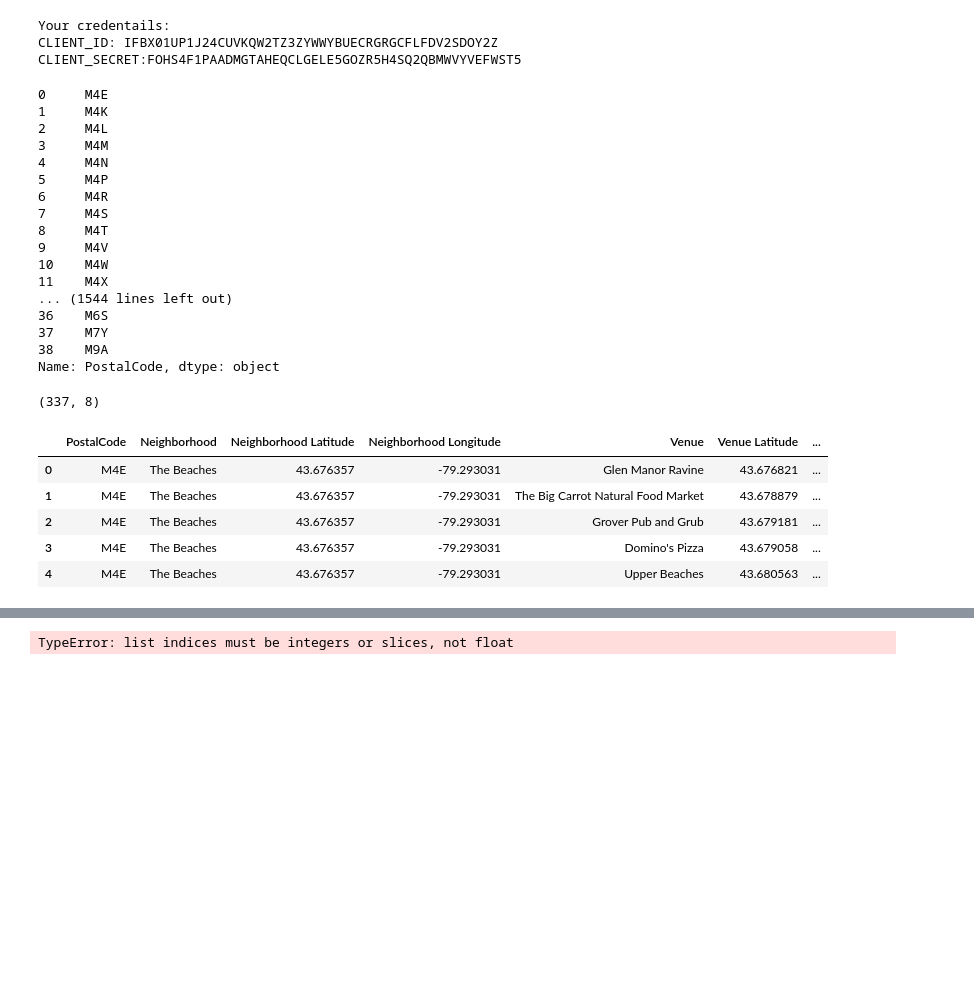
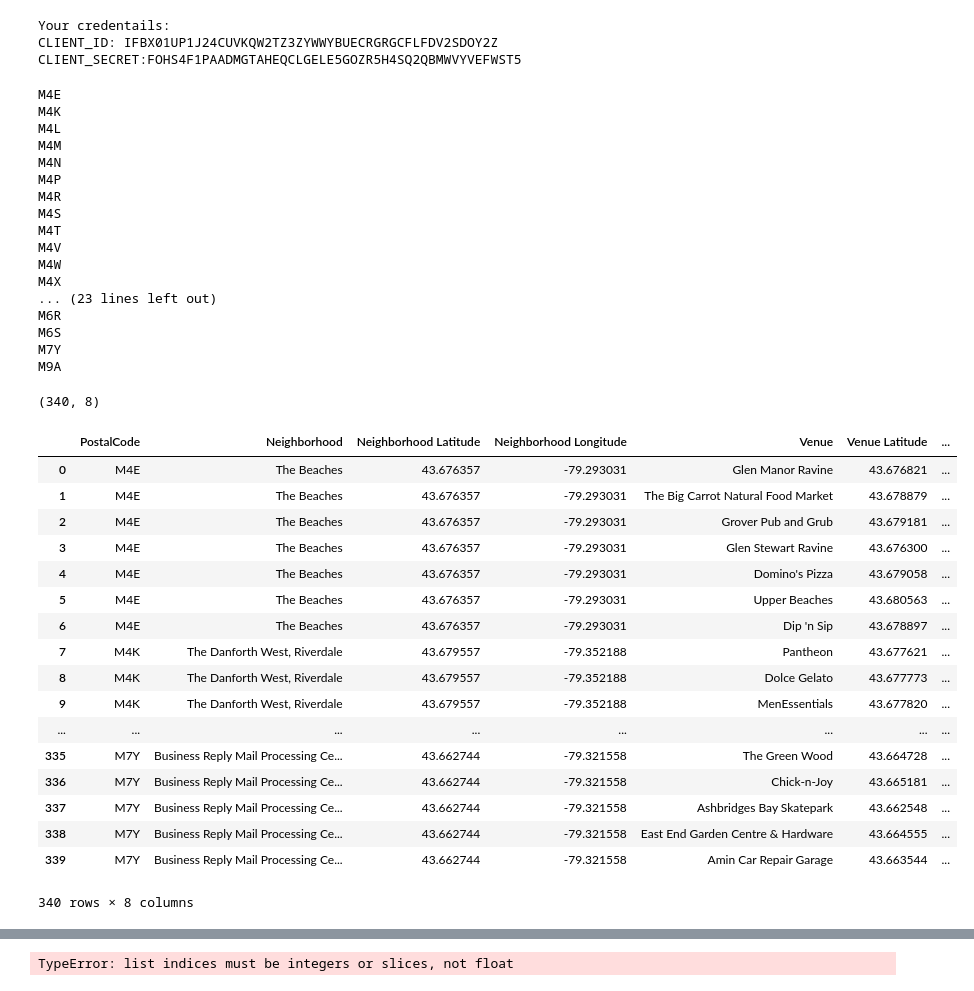
Before and after one commit to Olga-I/Coursera_Capstone, a Jupyter notebook: neighborhoods_in_toronto.ipynb, the cells around one changed output, grey strips where cells are left out. Saved outputs shown, nothing was run; the diff lists cells and outputs as text; code cells hidden in the pictures; blank space fills up the shorter version.

```diff
--- a/neighborhoods_in_toronto.ipynb
+++ b/neighborhoods_in_toronto.ipynb
@@ -166,19 +171,17 @@ map_toronto
 # %% [output]
 [interactive output not drawn]
 # %%
-toronto = neighborhoods[neighborhoods['Borough'].str.contains('Toronto')].reset_index(drop=True)
-toronto.head()
-toronto.shape
+toronto_data = neighborhoods[neighborhoods['Borough'].str.contains('Toronto')].reset_index(drop=True)
+toronto_data.head()
+toronto_data.shape
 # %% [output]
 (39, 5)
 # %%
-#latitude = 43.653908
-#longitude = -79.384293
 # create map of New York using latitude and longitude values
-map_toronto = folium.Map(location=[latitude, longitude], zoom_start=13)
+map_toronto = folium.Map(location=[latitude, longitude], zoom_start=12)
 
 # add markers to map
-for lat, lng, borough, neighborhood in zip(toronto['Latitude'], toronto['Longitude'], toronto['Borough'], toronto['Neighborhood']):
+for lat, lng, borough, neighborhood in zip(toronto_data['Latitude'], toronto_data['Longitude'], toronto_data['Borough'], toronto_data['PostalCode']):
     label = '{}, {}'.format(neighborhood, borough)
     label = folium.Popup(label, parse_html=True)
     folium.CircleMarker(
@@ -188,7 +191,7 @@ for lat, lng, borough, neighborhood in zip(toronto['Latitude'], toronto['Longitu
         color='blue',
         fill=True,
         fill_color='#3186cc',
-        fill_opacity=0.7,
+        fill_opacity=0.5,
         parse_html=False).add_to(map_toronto)
 
 map_toronto
@@ -212,11 +215,11 @@ import json # library to handle JSON files
 import requests # library to handle requests
 from pandas.io.json import json_normalize # tranform JSON file into a pandas dataframe
 # %%
-def getNearbyVenues(pcodes, names, latitudes, longitudes, radius=500):
+def getNearbyVenues(pcodes, names, latitudes, longitudes, radius=500, LIMIT=10):
 
     venues_list=[]
     for pcode, name, lat, lng in zip(pcodes, names, latitudes, longitudes):
-        print(pcodes)
+        print(pcode)
 
         # create the API request URL
         url = 'https://api.foursquare.com/v2/venues/explore?&client_id={}&client_secret={}&v={}&ll={},{}&radius={}&limit={}'.format(
@@ -254,38 +257,50 @@ def getNearbyVenues(pcodes, names, latitudes, longitudes, radius=500):
 
     return(nearby_venues)
 # %%
-toronto_venues = getNearbyVenues(pcodes = toronto['PostalCode'],
-                                   names = toronto['Neighborhood'],
-                                   latitudes = toronto['Latitude'],
-                                   longitudes = toronto['Longitude']
+toronto_venues = getNearbyVenues(pcodes = toronto_data['PostalCode'],
+                                   names = toronto_data['Neighborhood'],
+                                   latitudes = toronto_data['Latitude'],
+                                   longitudes = toronto_data['Longitude']
                                   )
 # %% [output]
-0     M4E
-1     M4K
-2     M4L
-3     M4M
-4     M4N
-5     M4P
-6     M4R
-7     M4S
-8     M4T
-9     M4V
-10    M4W
-11    M4X
-... (1544 lines left out)
-36    M6S
-37    M7Y
-38    M9A
-Name: PostalCode, dtype: object
+M4E
+M4K
+M4L
+M4M
+M4N
+M4P
+M4R
+M4S
+M4T
+M4V
+M4W
+M4X
+... (23 lines left out)
+M6R
+M6S
+M7Y
+M9A
 # %%
 print(toronto_venues.shape)
-toronto_venues.head()
+toronto_venues.head(389)
 # %% [output]
-(337, 8)
+(340, 8)
 |  | PostalCode | Neighborhood | Neighborhood Latitude | Neighborhood Longitude | Venue | Venue Latitude | ... |
 | 0 | M4E | The Beaches | 43.676357 | -79.293031 | Glen Manor Ravine | 43.676821 | ... |
 | 1 | M4E | The Beaches | 43.676357 | -79.293031 | The Big Carrot Natural Food Market | 43.678879 | ... |
 | 2 | M4E | The Beaches | 43.676357 | -79.293031 | Grover Pub and Grub | 43.679181 | ... |
-| 3 | M4E | The Beaches | 43.676357 | -79.293031 | Domino's Pizza | 43.679058 | ... |
-| 4 | M4E | The Beaches | 43.676357 | -79.293031 | Upper Beaches | 43.680563 | ... |
+| 3 | M4E | The Beaches | 43.676357 | -79.293031 | Glen Stewart Ravine | 43.676300 | ... |
+| 4 | M4E | The Beaches | 43.676357 | -79.293031 | Domino's Pizza | 43.679058 | ... |
+| 5 | M4E | The Beaches | 43.676357 | -79.293031 | Upper Beaches | 43.680563 | ... |
+| 6 | M4E | The Beaches | 43.676357 | -79.293031 | Dip 'n Sip | 43.678897 | ... |
+| 7 | M4K | The Danforth West, Riverdale | 43.679557 | -79.352188 | Pantheon | 43.677621 | ... |
+| 8 | M4K | The Danforth West, Riverdale | 43.679557 | -79.352188 | Dolce Gelato | 43.677773 | ... |
+| 9 | M4K | The Danforth West, Riverdale | 43.679557 | -79.352188 | MenEssentials | 43.677820 | ... |
+| ... | ... | ... | ... | ... | ... | ... | ... |
+| 335 | M7Y | Business Reply Mail Processing Ce... | 43.662744 | -79.321558 | The Green Wood | 43.664728 | ... |
+| 336 | M7Y | Business Reply Mail Processing Ce... | 43.662744 | -79.321558 | Chick-n-Joy | 43.665181 | ... |
+| 337 | M7Y | Business Reply Mail Processing Ce... | 43.662744 | -79.321558 | Ashbridges Bay Skatepark | 43.662548 | ... |
+| 338 | M7Y | Business Reply Mail Processing Ce... | 43.662744 | -79.321558 | East End Garden Centre & Hardware | 43.664555 | ... |
+| 339 | M7Y | Business Reply Mail Processing Ce... | 43.662744 | -79.321558 | Amin Car Repair Garage | 43.663544 | ... |
+340 rows × 8 columns
 # %%
```
Also changed, not shown: parts of 17 cells of this notebook.
